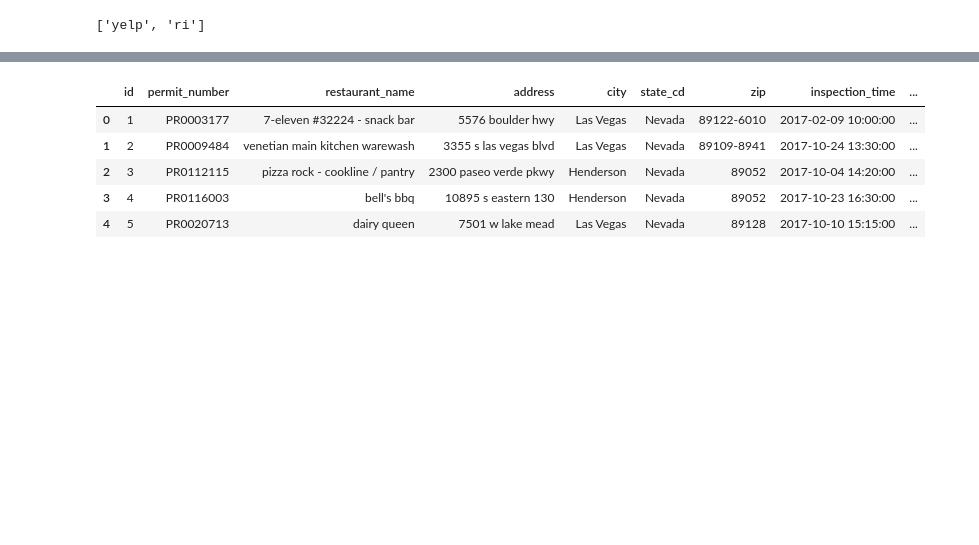
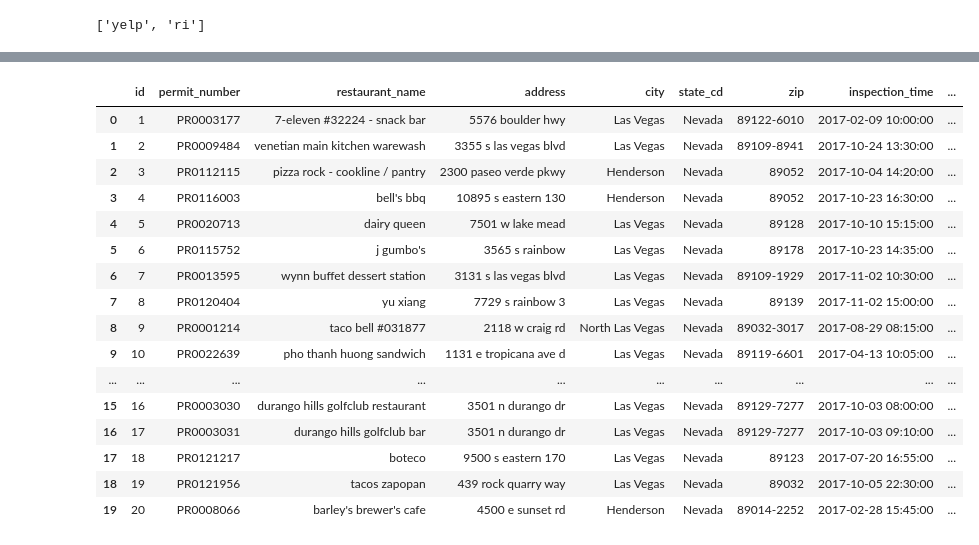
Before and after one commit to TVanEyck/ProjectETL, a Jupyter notebook: ETL/ETL_JA.ipynb, the cells around one changed output, grey strips where cells are left out. Saved outputs shown, nothing was run; the diff lists cells and outputs as text; code cells hidden in the pictures; blank space fills up the shorter version.

```diff
--- a/ETL/ETL_JA.ipynb
+++ b/ETL/ETL_JA.ipynb
@@ -220,11 +233,22 @@ pd.read_sql_query('select * from yelp', con=engine).head()
 # %%
 ri_new_key.to_sql(name='ri', con=engine, if_exists='append', index=False)
 # %%
-pd.read_sql_query('select * from ri', con=engine).head()
+pd.read_sql_query('select * from ri', con=engine).head(20)
 # %% [output]
 |  | id | permit_number | restaurant_name | address | city | state_cd | zip | inspection_time | ... |
 | 0 | 1 | PR0003177 | 7-eleven #32224 - snack bar | 5576 boulder hwy | Las Vegas | Nevada | 89122-6010 | 2017-02-09 10:00:00 | ... |
 | 1 | 2 | PR0009484 | venetian main kitchen warewash | 3355 s las vegas blvd | Las Vegas | Nevada | 89109-8941 | 2017-10-24 13:30:00 | ... |
 | 2 | 3 | PR0112115 | pizza rock - cookline / pantry | 2300 paseo verde pkwy | Henderson | Nevada | 89052 | 2017-10-04 14:20:00 | ... |
 | 3 | 4 | PR0116003 | bell's bbq | 10895 s eastern 130 | Henderson | Nevada | 89052 | 2017-10-23 16:30:00 | ... |
 | 4 | 5 | PR0020713 | dairy queen | 7501 w lake mead | Las Vegas | Nevada | 89128 | 2017-10-10 15:15:00 | ... |
+| 5 | 6 | PR0115752 | j gumbo's | 3565 s rainbow | Las Vegas | Nevada | 89178 | 2017-10-23 14:35:00 | ... |
+| 6 | 7 | PR0013595 | wynn buffet dessert station | 3131 s las vegas blvd | Las Vegas | Nevada | 89109-1929 | 2017-11-02 10:30:00 | ... |
+| 7 | 8 | PR0120404 | yu xiang | 7729 s rainbow 3 | Las Vegas | Nevada | 89139 | 2017-11-02 15:00:00 | ... |
+| 8 | 9 | PR0001214 | taco bell #031877 | 2118 w craig rd | North Las Vegas | Nevada | 89032-3017 | 2017-08-29 08:15:00 | ... |
+| 9 | 10 | PR0022639 | pho thanh huong sandwich | 1131 e tropicana ave d | Las Vegas | Nevada | 89119-6601 | 2017-04-13 10:05:00 | ... |
+| ... | ... | ... | ... | ... | ... | ... | ... | ... | ... |
+| 15 | 16 | PR0003030 | durango hills golfclub restaurant | 3501 n durango dr | Las Vegas | Nevada | 89129-7277 | 2017-10-03 08:00:00 | ... |
+| 16 | 17 | PR0003031 | durango hills golfclub bar | 3501 n durango dr | Las Vegas | Nevada | 89129-7277 | 2017-10-03 09:10:00 | ... |
+| 17 | 18 | PR0121217 | boteco | 9500 s eastern 170 | Las Vegas | Nevada | 89123 | 2017-07-20 16:55:00 | ... |
+| 18 | 19 | PR0121956 | tacos zapopan | 439 rock quarry way | Las Vegas | Nevada | 89032 | 2017-10-05 22:30:00 | ... |
+| 19 | 20 | PR0008066 | barley's brewer's cafe | 4500 e sunset rd | Henderson | Nevada | 89014-2252 | 2017-02-28 15:45:00 | ... |
```
Also changed, not shown: parts of 3 cells of this notebook, 3 other files.
